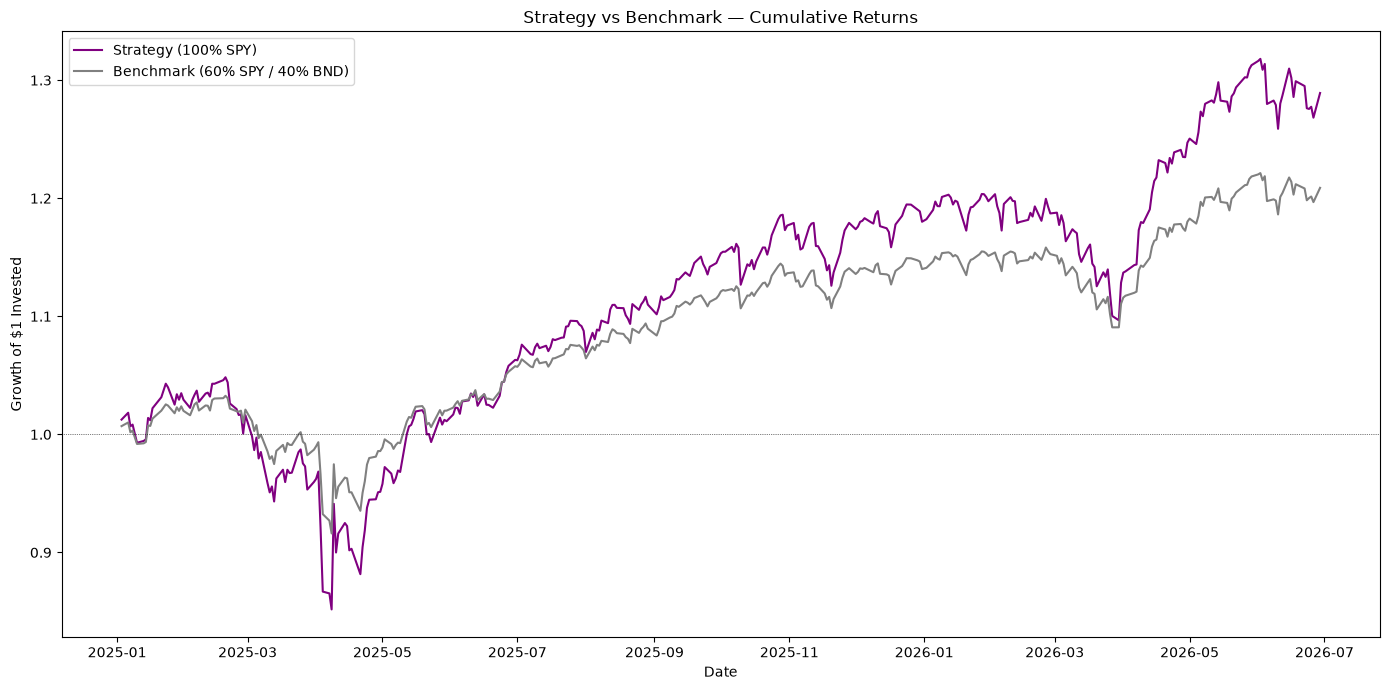
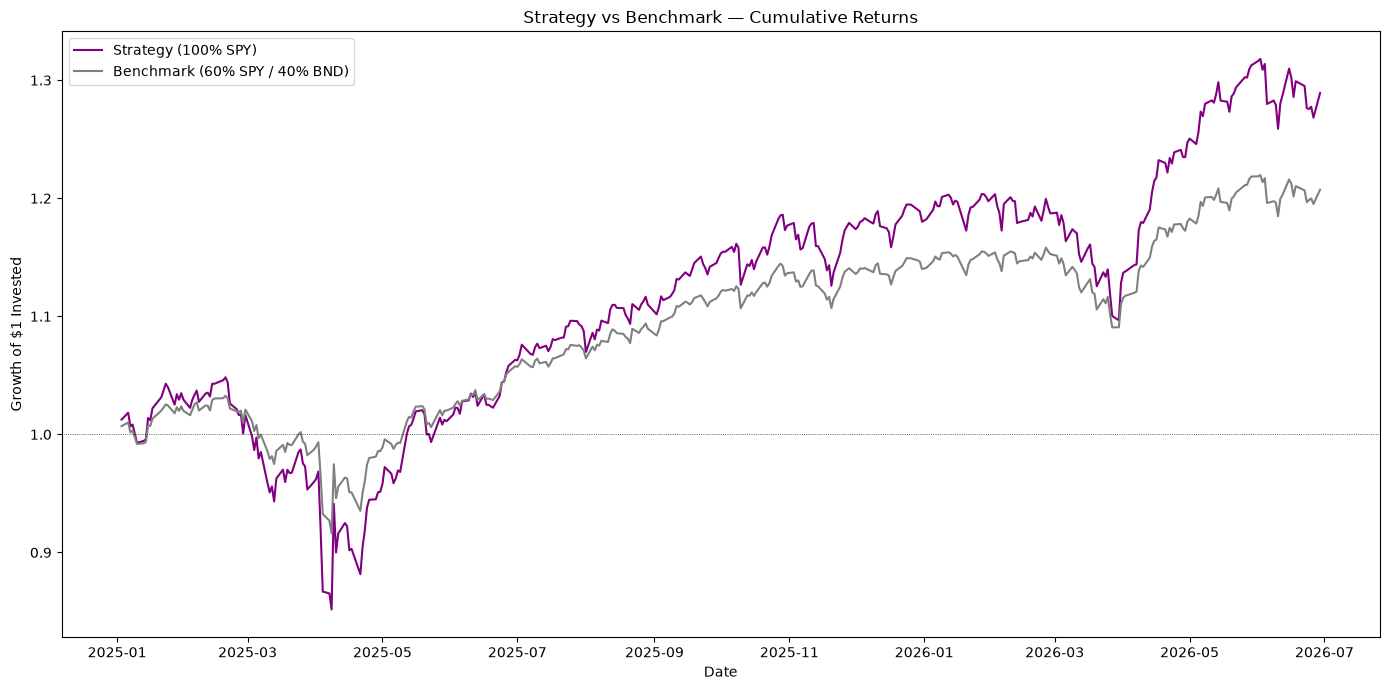
Unified diff of the notebook cell whose output changed from the first chart to the second:
--- before
+++ after
@@ -8,3 +8,4 @@
 plt.legend()
 plt.tight_layout()
+plt.savefig("../reports/figures/10_backtest_cumulative.png", dpi=150, bbox_inches="tight")
 plt.show()

Commit: Save all chart outputs to reports/figures/ for report and grading transparency